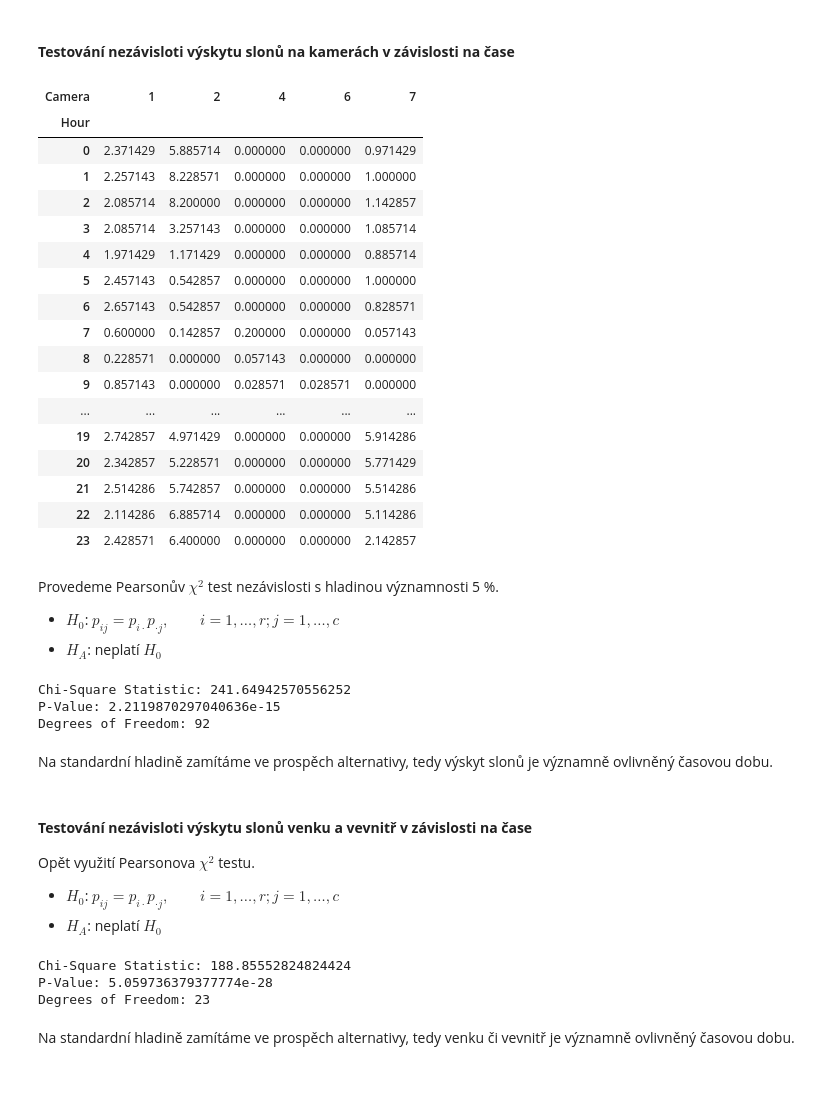
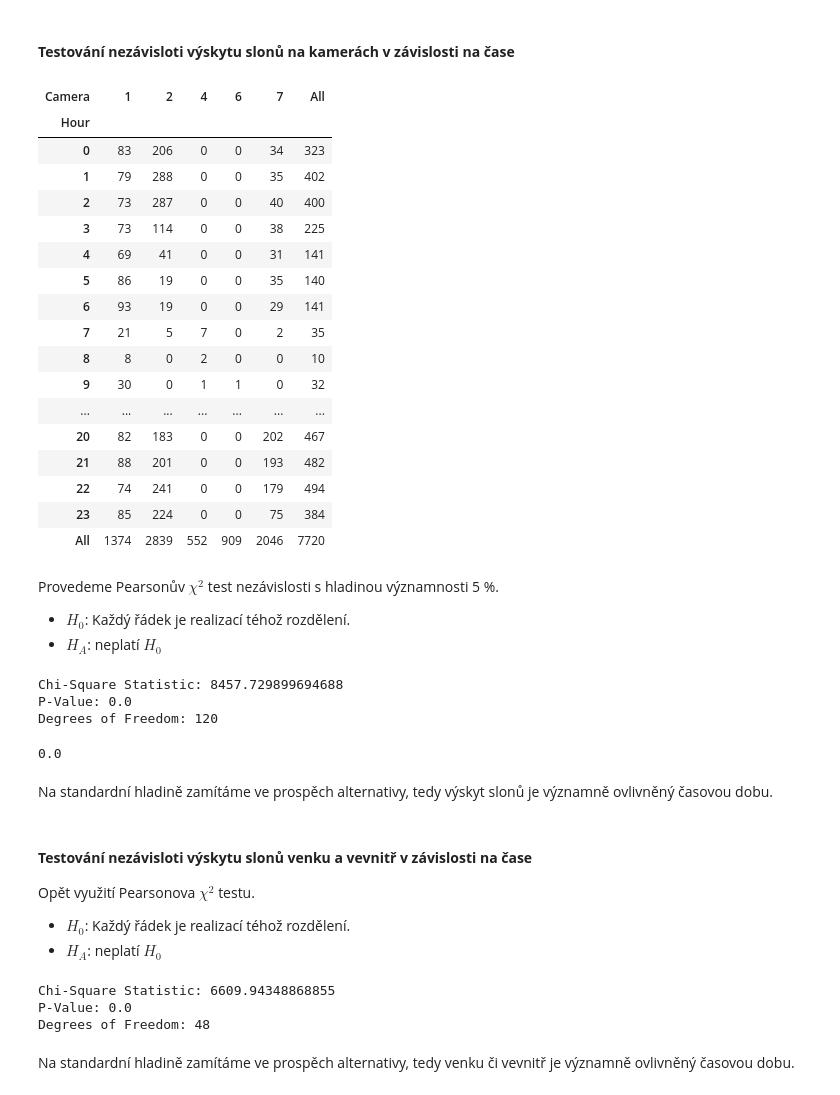
Before and after one commit to Tomasngu/BP, a Jupyter notebook: model_dt/analysis.ipynb, the cells around one changed output. Saved outputs shown, nothing was run; the diff lists cells and outputs as text; code cells hidden in the pictures.

```diff
--- a/model_dt/analysis.ipynb
+++ b/model_dt/analysis.ipynb
@@ -151,33 +178,33 @@ data = df.copy()
 # %%
 
 data['Hour'] = data['Date'].dt.hour
 
-hour_camera_contingency = pd.crosstab(data['Hour'], data['Camera'])
-hour_camera_contingency = hour_camera_contingency/num_days
+hour_camera_contingency = pd.crosstab(data['Hour'], data['Camera'], margins=True)
+hour_camera_contingency = hour_camera_contingency
 hour_camera_contingency
 # %% [output]
-| Camera | 1 | 2 | 4 | 6 | 7 |
-| Hour |  |  |  |  |  |
-| 0 | 2.371429 | 5.885714 | 0.000000 | 0.000000 | 0.971429 |
-| 1 | 2.257143 | 8.228571 | 0.000000 | 0.000000 | 1.000000 |
-| 2 | 2.085714 | 8.200000 | 0.000000 | 0.000000 | 1.142857 |
-| 3 | 2.085714 | 3.257143 | 0.000000 | 0.000000 | 1.085714 |
-| 4 | 1.971429 | 1.171429 | 0.000000 | 0.000000 | 0.885714 |
-| 5 | 2.457143 | 0.542857 | 0.000000 | 0.000000 | 1.000000 |
-| 6 | 2.657143 | 0.542857 | 0.000000 | 0.000000 | 0.828571 |
-| 7 | 0.600000 | 0.142857 | 0.200000 | 0.000000 | 0.057143 |
-| 8 | 0.228571 | 0.000000 | 0.057143 | 0.000000 | 0.000000 |
-| 9 | 0.857143 | 0.000000 | 0.028571 | 0.028571 | 0.000000 |
-| ... | ... | ... | ... | ... | ... |
-| 19 | 2.742857 | 4.971429 | 0.000000 | 0.000000 | 5.914286 |
-| 20 | 2.342857 | 5.228571 | 0.000000 | 0.000000 | 5.771429 |
-| 21 | 2.514286 | 5.742857 | 0.000000 | 0.000000 | 5.514286 |
-| 22 | 2.114286 | 6.885714 | 0.000000 | 0.000000 | 5.114286 |
-| 23 | 2.428571 | 6.400000 | 0.000000 | 0.000000 | 2.142857 |
+| Camera | 1 | 2 | 4 | 6 | 7 | All |
+| Hour |  |  |  |  |  |  |
+| 0 | 83 | 206 | 0 | 0 | 34 | 323 |
+| 1 | 79 | 288 | 0 | 0 | 35 | 402 |
+| 2 | 73 | 287 | 0 | 0 | 40 | 400 |
+| 3 | 73 | 114 | 0 | 0 | 38 | 225 |
+| 4 | 69 | 41 | 0 | 0 | 31 | 141 |
+| 5 | 86 | 19 | 0 | 0 | 35 | 140 |
+| 6 | 93 | 19 | 0 | 0 | 29 | 141 |
+| 7 | 21 | 5 | 7 | 0 | 2 | 35 |
+| 8 | 8 | 0 | 2 | 0 | 0 | 10 |
+| 9 | 30 | 0 | 1 | 1 | 0 | 32 |
+| ... | ... | ... | ... | ... | ... | ... |
+| 20 | 82 | 183 | 0 | 0 | 202 | 467 |
+| 21 | 88 | 201 | 0 | 0 | 193 | 482 |
+| 22 | 74 | 241 | 0 | 0 | 179 | 494 |
+| 23 | 85 | 224 | 0 | 0 | 75 | 384 |
+| All | 1374 | 2839 | 552 | 909 | 2046 | 7720 |
 # %% [markdown]
 Provedeme Pearsonův $\chi^2$ test nezávislosti s hladinou významnosti 5 %.
 
-- $H_0$:  $p_{ij} = p_{i\cdot} p_{\cdot j}, \qquad i=1,\ldots,r; j=1,\ldots, c$
+- $H_0$:  Každý řádek je realizací téhož rozdělení.
 - $H_A$:  neplatí $H_0$
 # %%
 chi2_stat, p_val, dof, expected = stats.chi2_contingency(hour_camera_contingency)
@@ -186,31 +213,32 @@ print(f'Chi-Square Statistic: {chi2_stat}')
 print(f'P-Value: {p_val}')
 print(f'Degrees of Freedom: {dof}')
 # %% [output]
-Chi-Square Statistic: 241.64942570556252
-P-Value: 2.2119870297040636e-15
-Degrees of Freedom: 92
+Chi-Square Statistic: 8457.729899694688
+P-Value: 0.0
+Degrees of Freedom: 120
+0.0
 # %% [markdown]
 Na standardní hladině zamítáme ve prospěch alternativy, tedy výskyt slonů je významně ovlivněný časovou dobu.
 # %% [markdown]
 #### **Testování nezávisloti výskytu slonů venku a vevnitř v závislosti na čase**
 Opět využití Pearsonova $\chi^2$ testu.
 
-- $H_0$:  $p_{ij} = p_{i\cdot} p_{\cdot j}, \qquad i=1,\ldots,r; j=1,\ldots, c$
+- $H_0$:  Každý řádek je realizací téhož rozdělení.
 - $H_A$:  neplatí $H_0$
 # %%
 data['Location'] = data['Camera'].apply(lambda x: 'Outside' if x in [4, 6] else 'Inside')
 
-hour_camera_contingency = pd.crosstab(data['Hour'], data['Location'])
-hour_camera_contingency = hour_camera_contingency/num_days
+hour_camera_contingency = pd.crosstab(data['Hour'], data['Location'], margins=True)
+hour_camera_contingency = hour_camera_contingency
 
 chi2_stat, p_val, dof, expected = stats.chi2_contingency(hour_camera_contingency)
 print(f'Chi-Square Statistic: {chi2_stat}')
 print(f'P-Value: {p_val}')
 print(f'Degrees of Freedom: {dof}')
 # %% [output]
-Chi-Square Statistic: 188.85552824824424
-P-Value: 5.059736379377774e-28
-Degrees of Freedom: 23
+Chi-Square Statistic: 6609.94348868855
+P-Value: 0.0
+Degrees of Freedom: 48
 # %% [markdown]
 Na standardní hladině zamítáme ve prospěch alternativy, tedy venku či vevnitř je významně ovlivněný časovou dobu.
 # %% [markdown]
```
Also changed, not shown: parts of 4 cells of this notebook.
